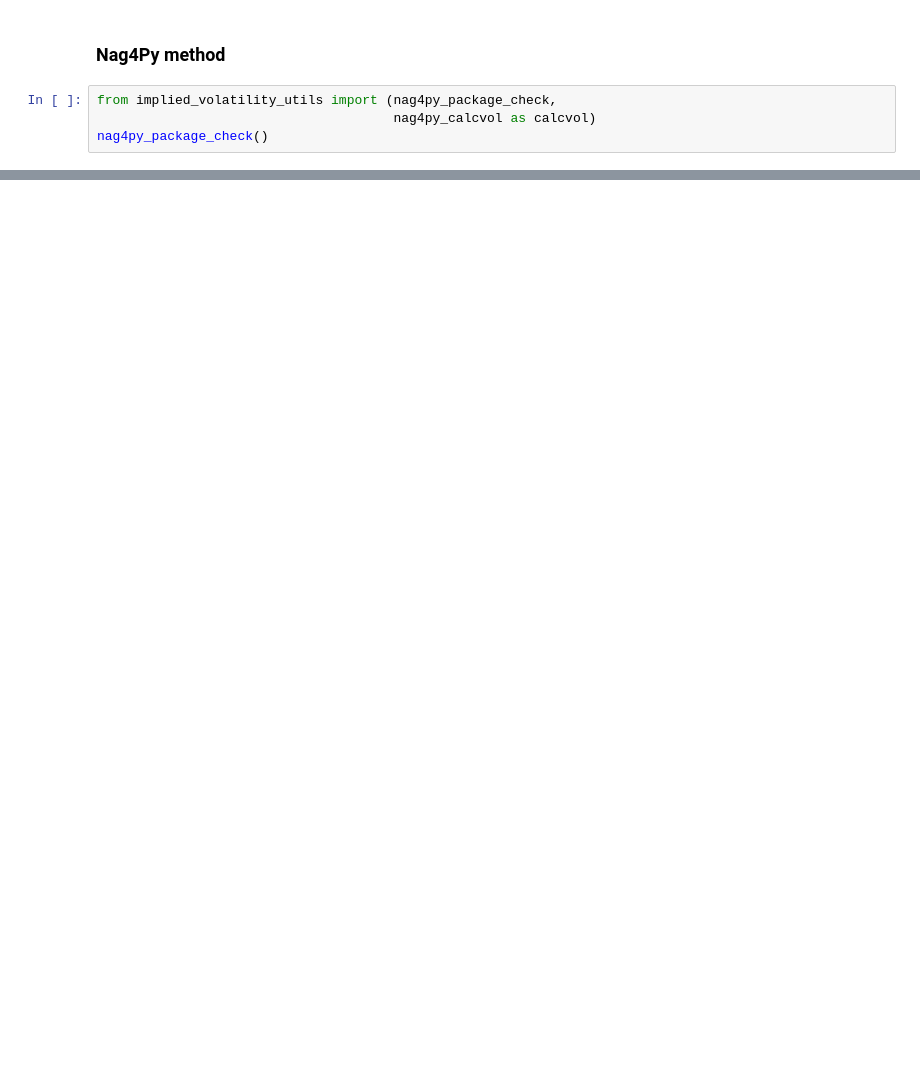
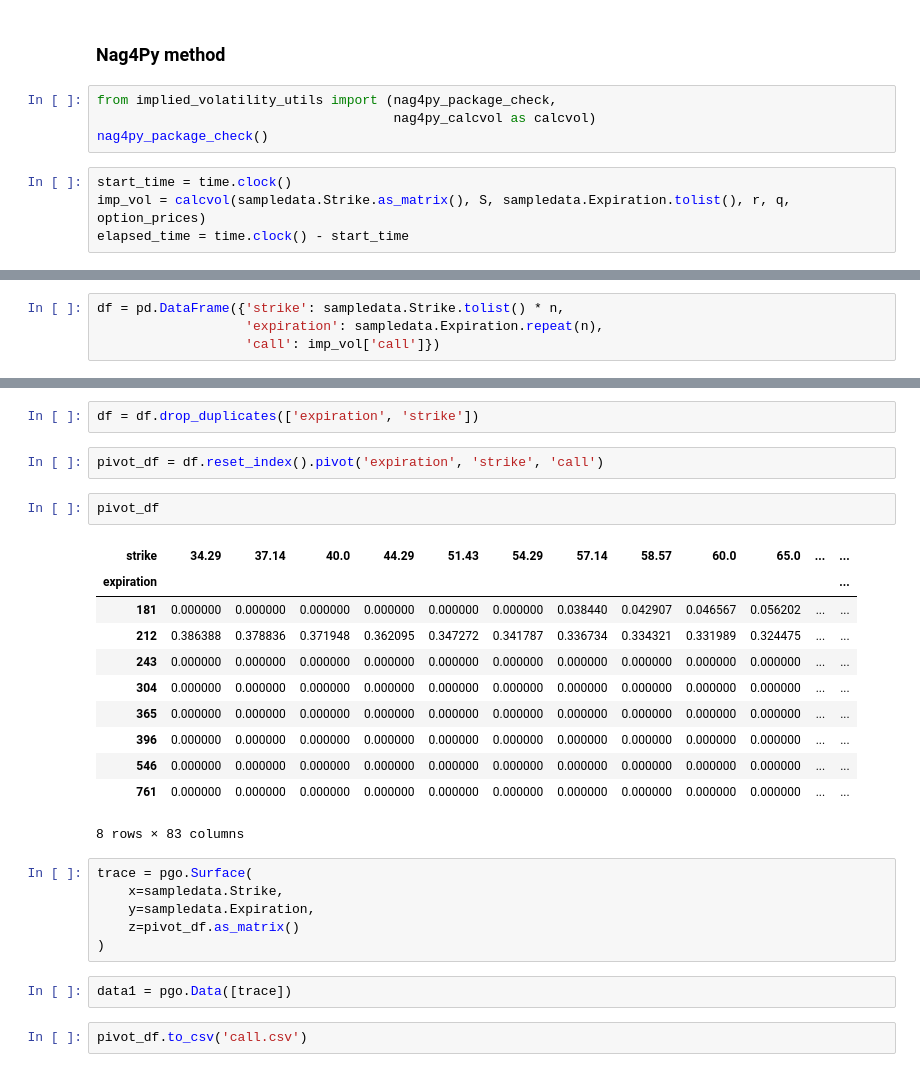
Before and after one commit to plotly/IPython-plotly, a Jupyter notebook: notebooks/implied_volatility/implied_volatility.ipynb, the cells around one changed output, grey strips where cells are left out. Saved outputs shown, nothing was run; the diff lists cells and outputs as text; blank space fills up the shorter version.

```diff
--- a/notebooks/implied_volatility/implied_volatility.ipynb
+++ b/notebooks/implied_volatility/implied_volatility.ipynb
@@ -182,3 +232,7 @@ from implied_volatility_utils import scipy_calcvol as calcvol
 from implied_volatility_utils import (nag4py_package_check,
                                       nag4py_calcvol as calcvol)
 nag4py_package_check()
+# %%
+start_time = time.clock()
+imp_vol = calcvol(sampledata.Strike.as_matrix(), S, sampledata.Expiration.tolist(), r, q, option_prices)
+elapsed_time = time.clock() - start_time
@@ -184,0 +290,4 @@ nag4py_package_check()
+# %%
+df = pd.DataFrame({'strike': sampledata.Strike.tolist() * n,
+                   'expiration': sampledata.Expiration.repeat(n),
+                   'call': imp_vol['call']})
@@ -184,0 +303,28 @@ nag4py_package_check()
+# %%
+df = df.drop_duplicates(['expiration', 'strike'])
+# %%
+pivot_df = df.reset_index().pivot('expiration', 'strike', 'call')
+# %%
+pivot_df
+# %% [output]
+| strike | 34.29 | 37.14 | 40.0 | 44.29 | 51.43 | 54.29 | 57.14 | 58.57 | 60.0 | 65.0 | ... | ... |
+| expiration |  |  |  |  |  |  |  |  |  |  |  | ... |
+| 181 | 0.000000 | 0.000000 | 0.000000 | 0.000000 | 0.000000 | 0.000000 | 0.038440 | 0.042907 | 0.046567 | 0.056202 | ... | ... |
+| 212 | 0.386388 | 0.378836 | 0.371948 | 0.362095 | 0.347272 | 0.341787 | 0.336734 | 0.334321 | 0.331989 | 0.324475 | ... | ... |
+| 243 | 0.000000 | 0.000000 | 0.000000 | 0.000000 | 0.000000 | 0.000000 | 0.000000 | 0.000000 | 0.000000 | 0.000000 | ... | ... |
+| 304 | 0.000000 | 0.000000 | 0.000000 | 0.000000 | 0.000000 | 0.000000 | 0.000000 | 0.000000 | 0.000000 | 0.000000 | ... | ... |
+| 365 | 0.000000 | 0.000000 | 0.000000 | 0.000000 | 0.000000 | 0.000000 | 0.000000 | 0.000000 | 0.000000 | 0.000000 | ... | ... |
+| 396 | 0.000000 | 0.000000 | 0.000000 | 0.000000 | 0.000000 | 0.000000 | 0.000000 | 0.000000 | 0.000000 | 0.000000 | ... | ... |
+| 546 | 0.000000 | 0.000000 | 0.000000 | 0.000000 | 0.000000 | 0.000000 | 0.000000 | 0.000000 | 0.000000 | 0.000000 | ... | ... |
+| 761 | 0.000000 | 0.000000 | 0.000000 | 0.000000 | 0.000000 | 0.000000 | 0.000000 | 0.000000 | 0.000000 | 0.000000 | ... | ... |
+8 rows × 83 columns
+# %%
+trace = pgo.Surface(
+    x=sampledata.Strike,
+    y=sampledata.Expiration,
+    z=pivot_df.as_matrix()
+)
+# %%
+data1 = pgo.Data([trace])
+# %%
+pivot_df.to_csv('call.csv')
```
Also changed, not shown: parts of 44 cells of this notebook.
